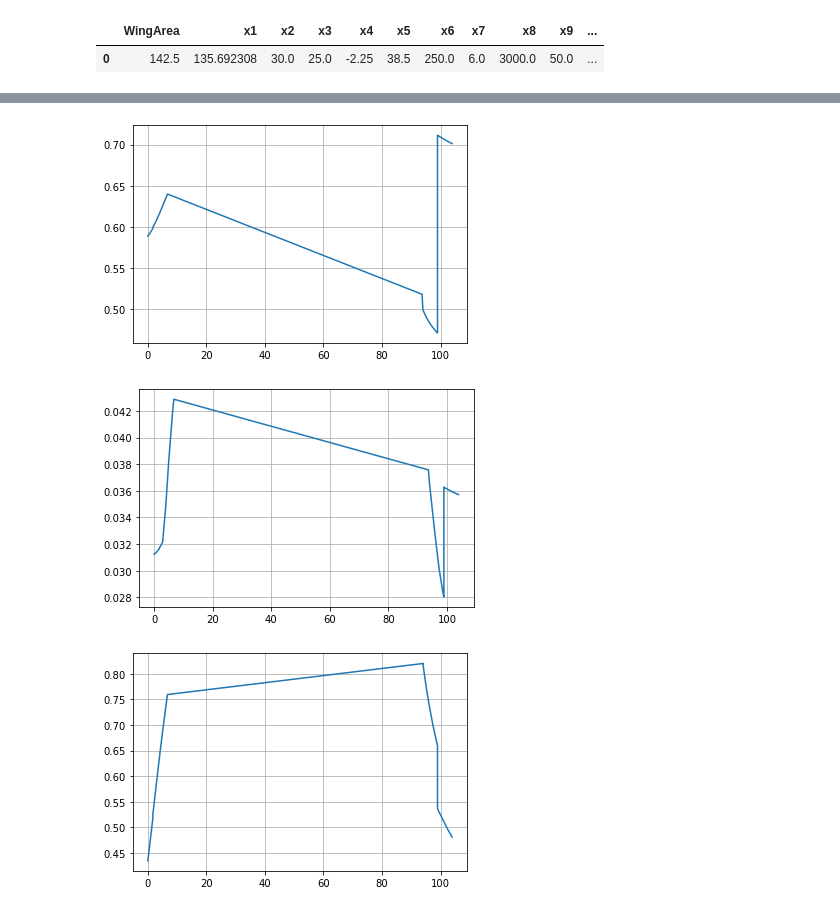
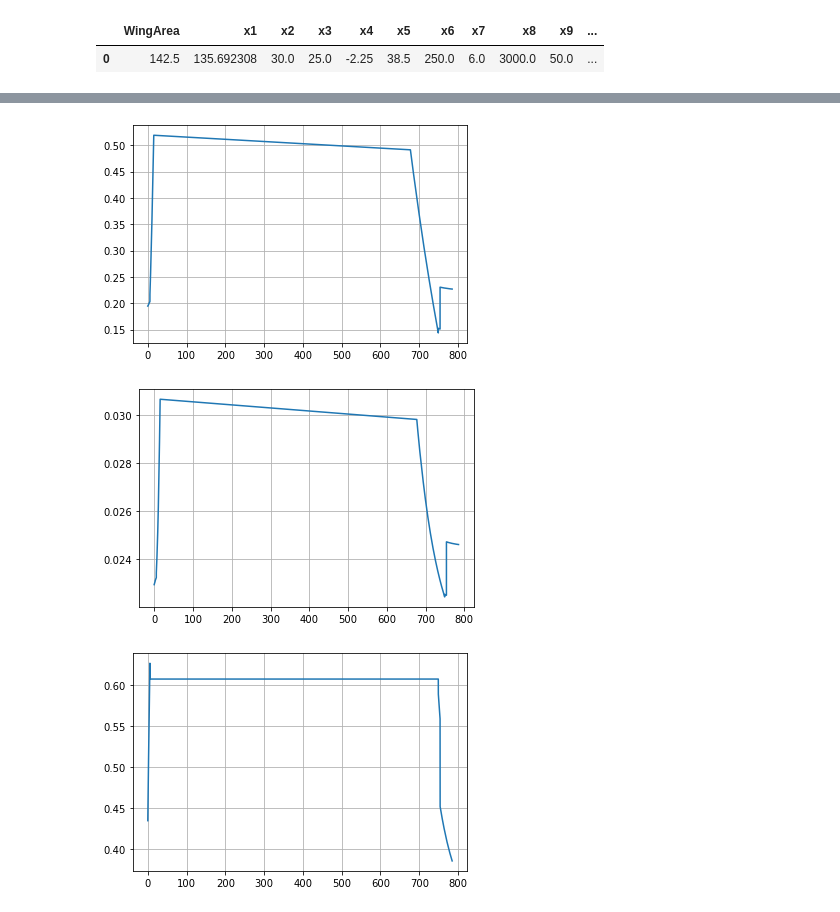
Before and after one commit to AlejandroRios/MDOAirB_base, a Jupyter notebook: framework/analysis-single-result.ipynb, the cells around one changed output, grey strips where cells are left out. Cells and saved outputs as stored; diff of their text form; code cells hidden in the pictures.

```diff
--- a/framework/analysis-single-result.ipynb
+++ b/framework/analysis-single-result.ipynb
@@ -130,21 +130,21 @@ plt.show()
 # %%
-plt.plot(time, CL)
+plt.plot(distance, CL)
 plt.grid()
 plt.show()
 # %% [output]
-[figure, old version]
+[figure, new version]
 # %%
-plt.plot(time, CD)
+plt.plot(distance, CD)
 plt.grid()
 plt.show()
 # %% [output]
-[figure, old version]
+[figure, new version]
 # %%
-plt.plot(time, mach)
+plt.plot(distance, mach)
 plt.grid()
 plt.show()
 # %% [output]
-[figure, old version]
+[figure, new version]
 # %%
 plt.plot(distance, thrust)
 plt.grid()
```
Also changed, not shown: parts of 9 cells of this notebook, 6 other files.
